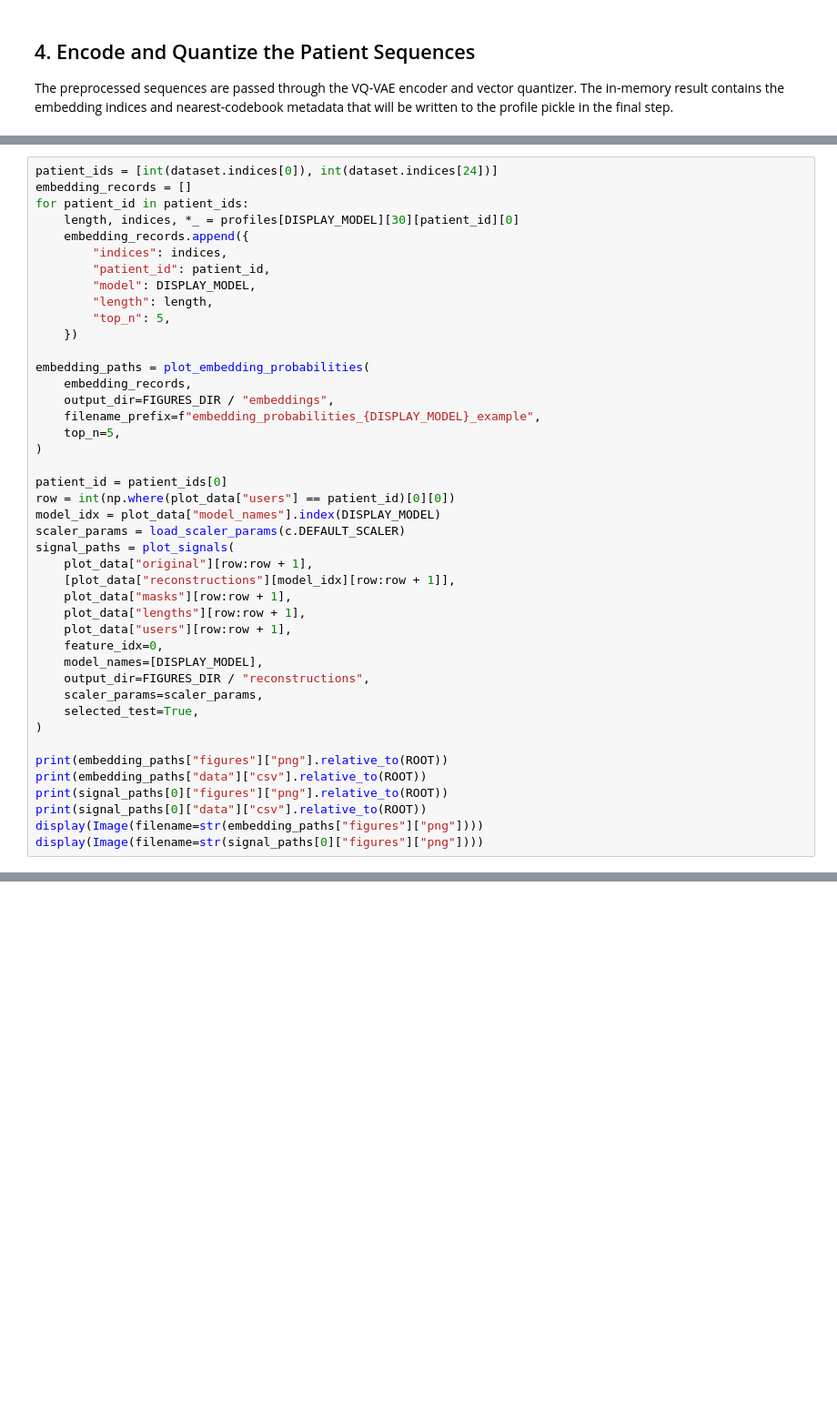
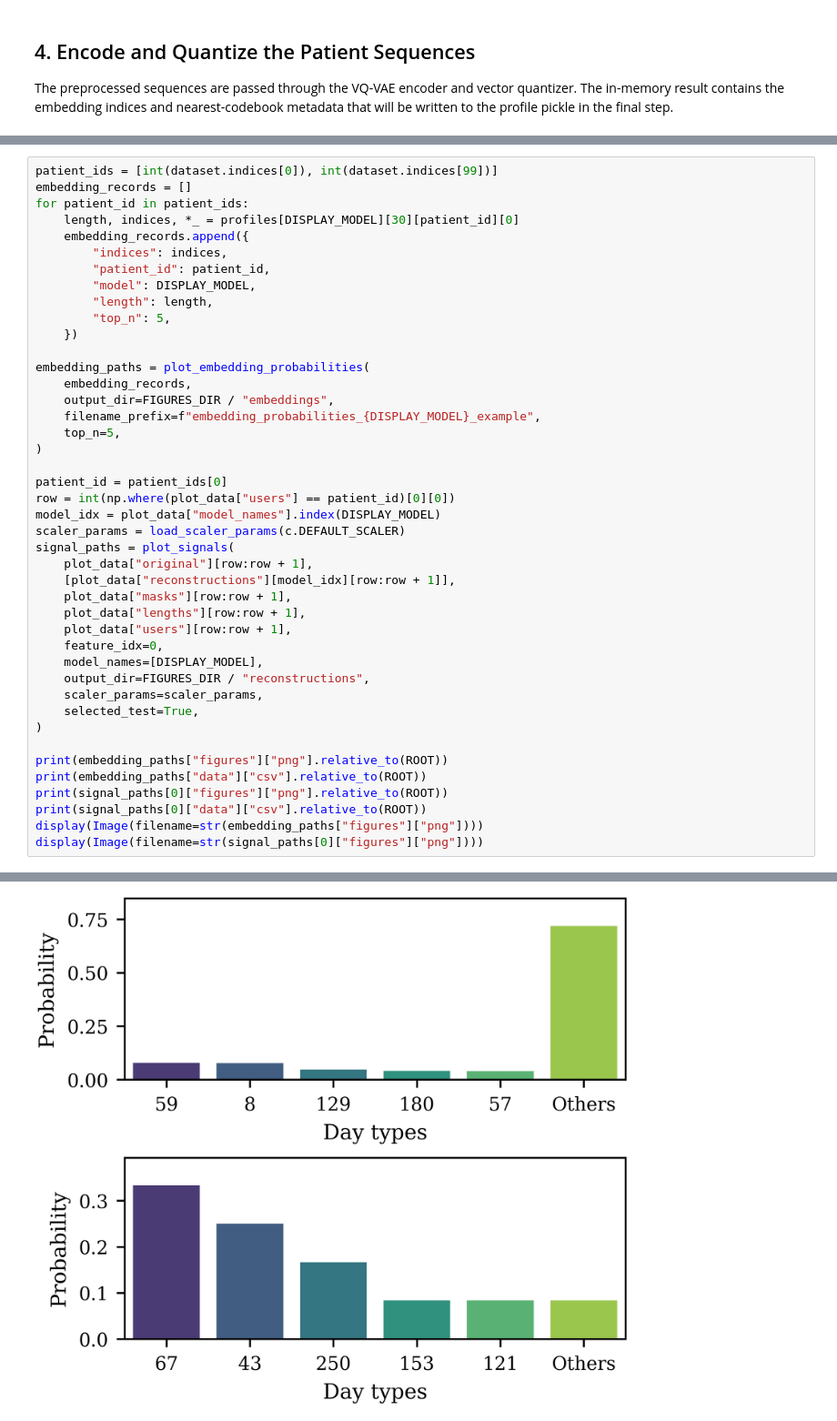
Before and after one commit to leipaz/cancer-behavioral-trajectories, a Jupyter notebook: notebooks/daily_to_profiles.ipynb, the cells around one changed output, grey strips where cells are left out. Shown at 91% size. Cells and saved outputs as stored; diff of their text form; blank space fills up the shorter version.

```diff
--- a/notebooks/daily_to_profiles.ipynb
+++ b/notebooks/daily_to_profiles.ipynb
@@ -118,5 +127,5 @@ The full profile pickle has all modes. The figures below display A0 only: one re
 # %%
-patient_ids = [int(dataset.indices[0]), int(dataset.indices[24])]
+patient_ids = [int(dataset.indices[0]), int(dataset.indices[99])]
 embedding_records = []
 for patient_id in patient_ids:
     length, indices, *_ = profiles[DISPLAY_MODEL][30][patient_id][0]
@@ -158,3 +167,4 @@ print(signal_paths[0]["figures"]["png"].relative_to(ROOT))
 print(signal_paths[0]["data"]["csv"].relative_to(ROOT))
 display(Image(filename=str(embedding_paths["figures"]["png"])))
 display(Image(filename=str(signal_paths[0]["figures"]["png"])))
+# %% [output]
@@ -160,0 +175 @@ display(Image(filename=str(signal_paths[0]["figures"]["png"])))
+[figure, added]
```
Also changed, not shown: parts of 9 cells of this notebook, 10 other files.
